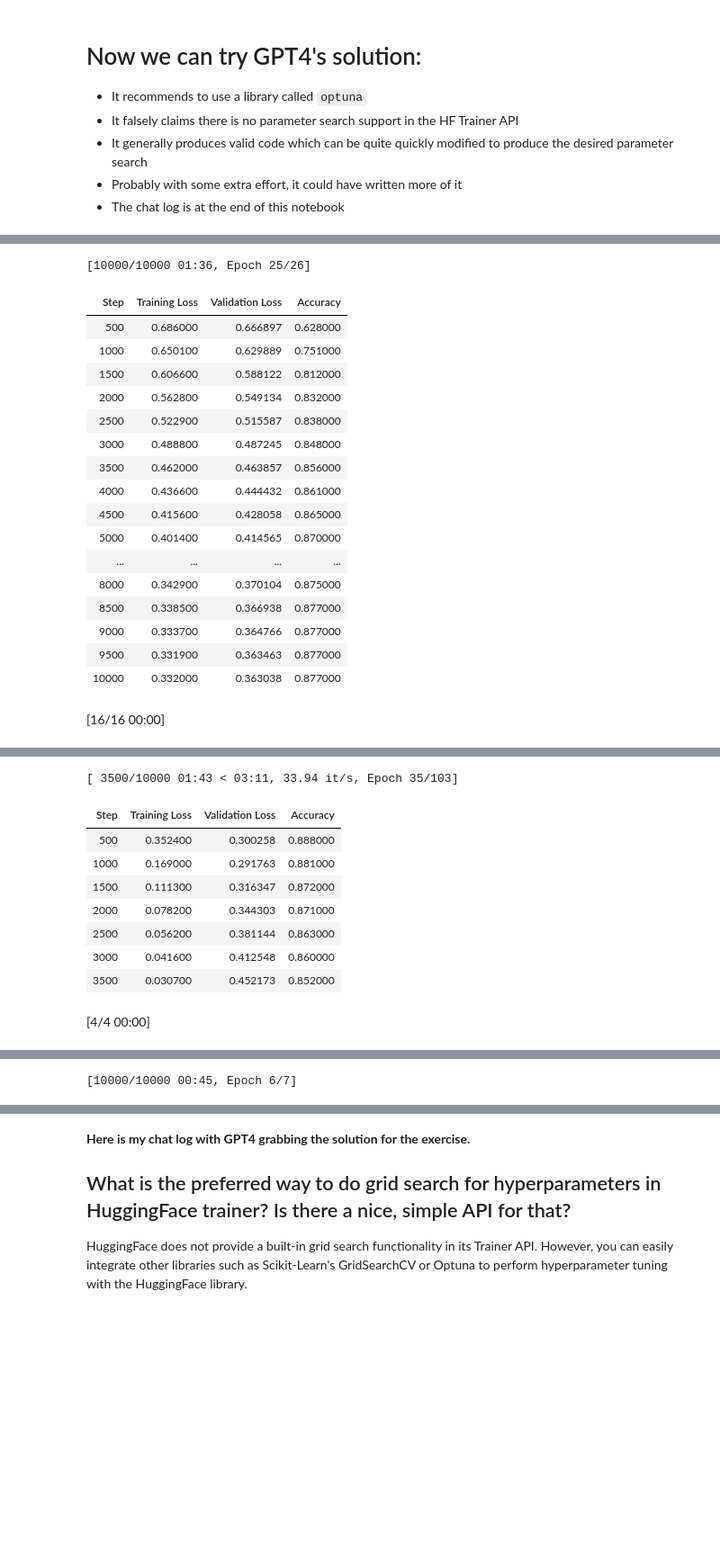
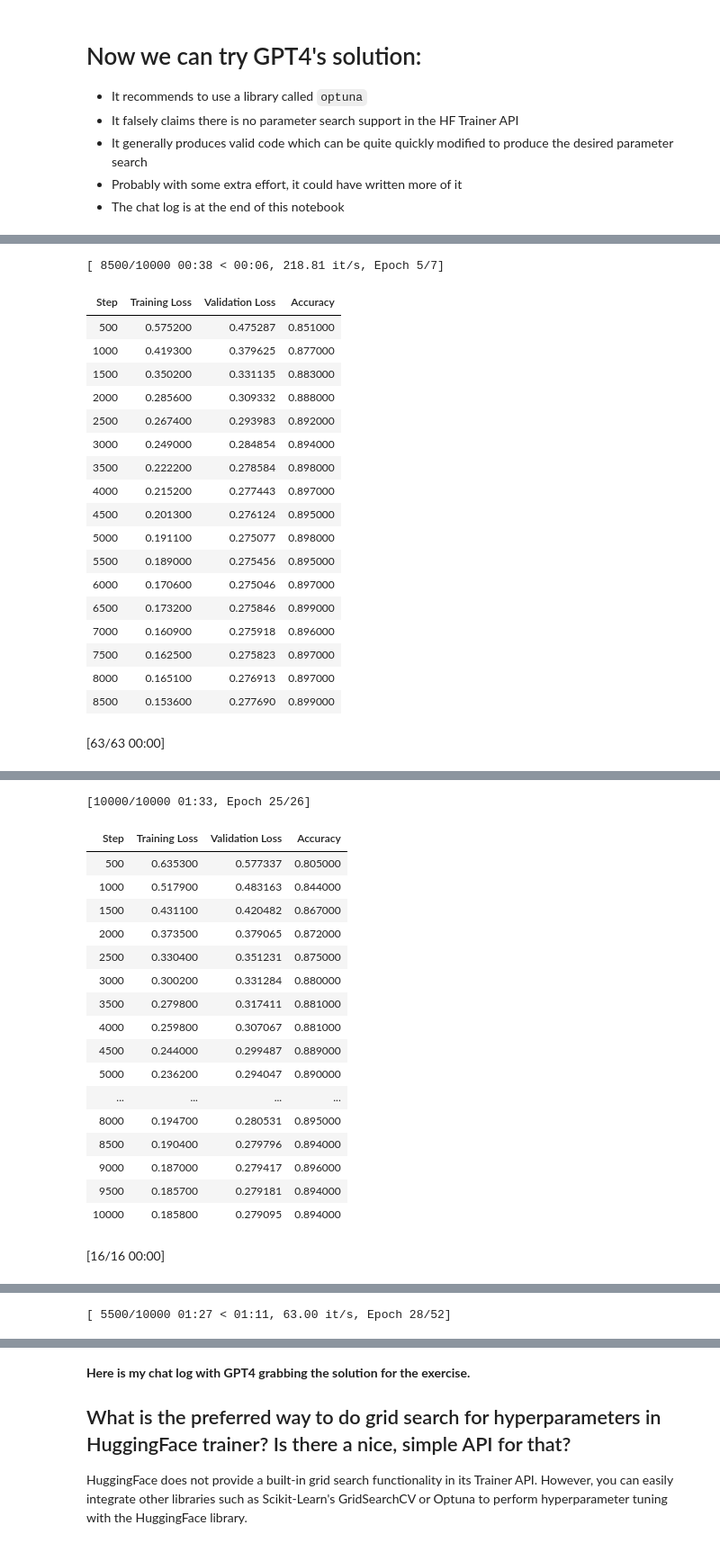
Before and after one commit to TurkuNLP/intro-to-nlp, a Jupyter notebook: ex6_solved_imdb_parameters.ipynb, the cells around one changed output, grey strips where cells are left out. Shown at 90% size. Saved outputs shown, nothing was run; the diff lists cells and outputs as text; code cells hidden in the pictures; blank space fills up the shorter version.

```diff
--- a/ex6_solved_imdb_parameters.ipynb
+++ b/ex6_solved_imdb_parameters.ipynb
@@ -346,8 +346,8 @@ def objective(trial):
     # Train the model and get the best validation loss
     trainer.train()
     eval_results = trainer.evaluate()
-    return eval_results["eval_loss"]
+    return eval_results["eval_accuracy"] #let's try to maximize accuracy
 
-study = optuna.create_study(direction="minimize")
+study = optuna.create_study(direction="maximize")
 study.optimize(objective, n_trials=7) #I will keep this small, no time to wait :)
 # %% [output]
@@ -355,19 +357,20 @@ study.optimize(objective, n_trials=7) #I will keep this small, no time to wait :
-[10000/10000 01:36, Epoch 25/26]
+[ 8500/10000 00:38 < 00:06, 218.81 it/s, Epoch 5/7]
 | Step | Training Loss | Validation Loss | Accuracy |
-| 500 | 0.686000 | 0.666897 | 0.628000 |
-| 1000 | 0.650100 | 0.629889 | 0.751000 |
-| 1500 | 0.606600 | 0.588122 | 0.812000 |
-| 2000 | 0.562800 | 0.549134 | 0.832000 |
-| 2500 | 0.522900 | 0.515587 | 0.838000 |
-| 3000 | 0.488800 | 0.487245 | 0.848000 |
-| 3500 | 0.462000 | 0.463857 | 0.856000 |
-| 4000 | 0.436600 | 0.444432 | 0.861000 |
-| 4500 | 0.415600 | 0.428058 | 0.865000 |
-| 5000 | 0.401400 | 0.414565 | 0.870000 |
-| ... | ... | ... | ... |
-| 8000 | 0.342900 | 0.370104 | 0.875000 |
-| 8500 | 0.338500 | 0.366938 | 0.877000 |
-| 9000 | 0.333700 | 0.364766 | 0.877000 |
-| 9500 | 0.331900 | 0.363463 | 0.877000 |
-| 10000 | 0.332000 | 0.363038 | 0.877000 |
+| 500 | 0.575200 | 0.475287 | 0.851000 |
+| 1000 | 0.419300 | 0.379625 | 0.877000 |
+| 1500 | 0.350200 | 0.331135 | 0.883000 |
+| 2000 | 0.285600 | 0.309332 | 0.888000 |
+| 2500 | 0.267400 | 0.293983 | 0.892000 |
+| 3000 | 0.249000 | 0.284854 | 0.894000 |
+| 3500 | 0.222200 | 0.278584 | 0.898000 |
+| 4000 | 0.215200 | 0.277443 | 0.897000 |
+| 4500 | 0.201300 | 0.276124 | 0.895000 |
+| 5000 | 0.191100 | 0.275077 | 0.898000 |
+| 5500 | 0.189000 | 0.275456 | 0.895000 |
+| 6000 | 0.170600 | 0.275046 | 0.897000 |
+| 6500 | 0.173200 | 0.275846 | 0.899000 |
+| 7000 | 0.160900 | 0.275918 | 0.896000 |
+| 7500 | 0.162500 | 0.275823 | 0.897000 |
+| 8000 | 0.165100 | 0.276913 | 0.897000 |
+| 8500 | 0.153600 | 0.277690 | 0.899000 |
-[16/16 00:00]
+[63/63 00:00]
@@ -375,10 +380,19 @@ study.optimize(objective, n_trials=7) #I will keep this small, no time to wait :
-[ 3500/10000 01:43 < 03:11, 33.94 it/s, Epoch 35/103]
+[10000/10000 01:33, Epoch 25/26]
 | Step | Training Loss | Validation Loss | Accuracy |
-| 500 | 0.352400 | 0.300258 | 0.888000 |
-| 1000 | 0.169000 | 0.291763 | 0.881000 |
-| 1500 | 0.111300 | 0.316347 | 0.872000 |
-| 2000 | 0.078200 | 0.344303 | 0.871000 |
-| 2500 | 0.056200 | 0.381144 | 0.863000 |
-| 3000 | 0.041600 | 0.412548 | 0.860000 |
-| 3500 | 0.030700 | 0.452173 | 0.852000 |
+| 500 | 0.635300 | 0.577337 | 0.805000 |
+| 1000 | 0.517900 | 0.483163 | 0.844000 |
+| 1500 | 0.431100 | 0.420482 | 0.867000 |
+| 2000 | 0.373500 | 0.379065 | 0.872000 |
+| 2500 | 0.330400 | 0.351231 | 0.875000 |
+| 3000 | 0.300200 | 0.331284 | 0.880000 |
+| 3500 | 0.279800 | 0.317411 | 0.881000 |
+| 4000 | 0.259800 | 0.307067 | 0.881000 |
+| 4500 | 0.244000 | 0.299487 | 0.889000 |
+| 5000 | 0.236200 | 0.294047 | 0.890000 |
+| ... | ... | ... | ... |
+| 8000 | 0.194700 | 0.280531 | 0.895000 |
+| 8500 | 0.190400 | 0.279796 | 0.894000 |
+| 9000 | 0.187000 | 0.279417 | 0.896000 |
+| 9500 | 0.185700 | 0.279181 | 0.894000 |
+| 10000 | 0.185800 | 0.279095 | 0.894000 |
-[4/4 00:00]
+[16/16 00:00]
@@ -386,2 +402,2 @@ study.optimize(objective, n_trials=7) #I will keep this small, no time to wait :
-[10000/10000 00:45, Epoch 6/7]
+[ 5500/10000 01:27 < 01:11, 63.00 it/s, Epoch 28/52]
 | Step | Training Loss | Validation Loss | Accuracy |
```
Also changed, not shown: parts of 2 cells of this notebook.
